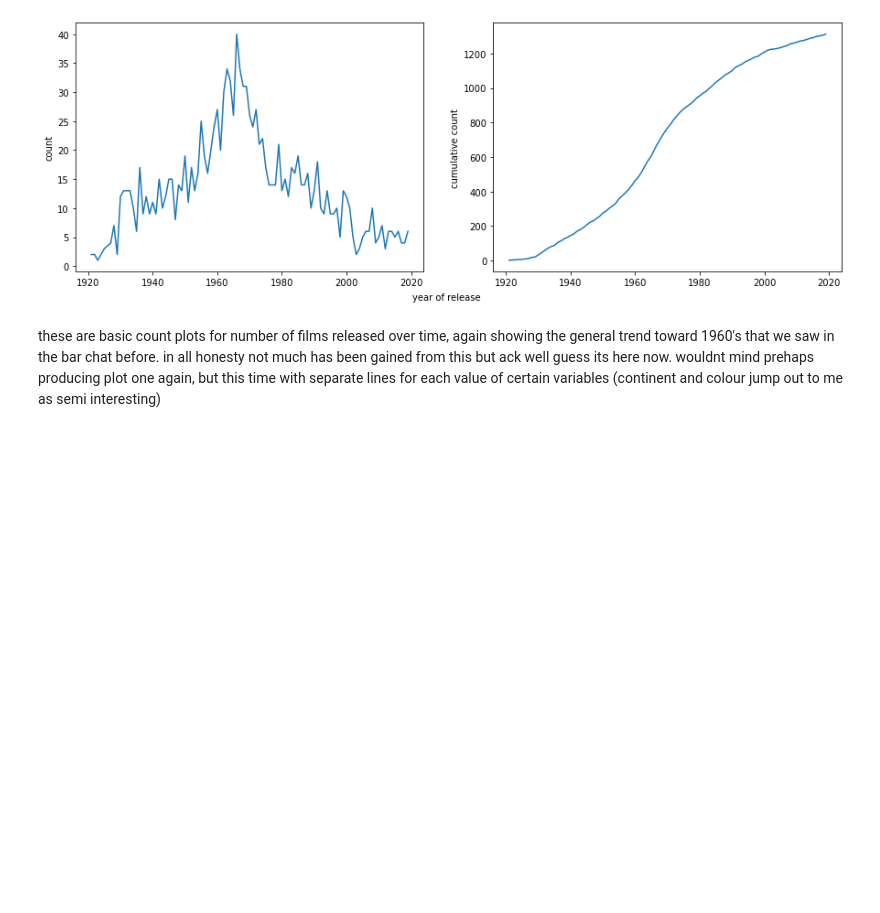
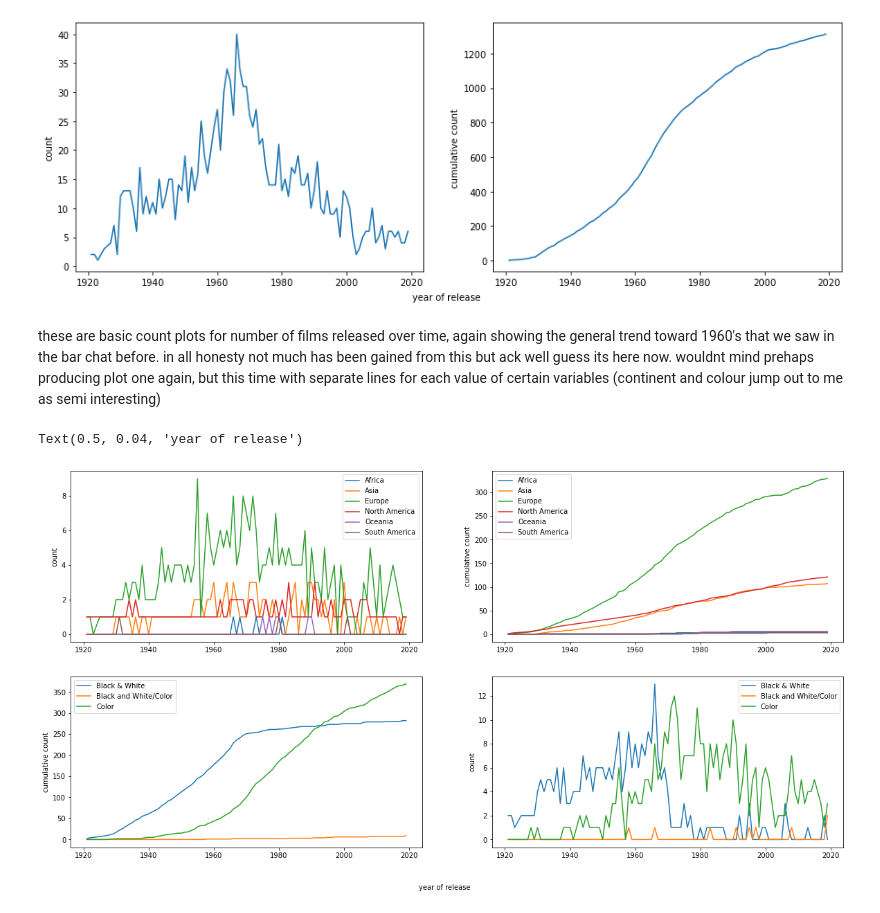
Before and after one commit to JohnStokes228/movie_eda, a Jupyter notebook: initial_eda.ipynb, the cells around one changed output. Cells and saved outputs as stored; diff of their text form; code cells hidden in the pictures; blank space fills up the shorter version.

Commit message:
added grouped line graphs

```diff
--- a/initial_eda.ipynb
+++ b/initial_eda.ipynb
@@ -86,3 +86,34 @@ plt.show()
 [figure]
 # %% [markdown]
 these are basic count plots for number of films released over time, again showing the general trend toward 1960's that we saw in the bar chat before. in all honesty not much has been gained from this but ack well guess its here now. wouldnt mind prehaps producing plot one again, but this time with separate lines for each value of certain variables (continent and colour jump out to me as semi interesting)
+# %%
+year_continent_counts = pd.pivot_table(df, values='country', index='year_of_release', columns='continent',
+                                      aggfunc=lambda x: x.value_counts().count(), fill_value=0)
+year_continent_cum_counts = year_continent_counts.cumsum()
+
+year_colour_counts = pd.pivot_table(df, values='country', index='year_of_release', columns='colour',
+                                      aggfunc=lambda x: x.value_counts().count(), fill_value=0)
+year_colour_cum_counts = year_colour_counts.cumsum()
+
+fig, ax = plt.subplots(2, 2, figsize=(20, 10))
+
+lines = ax[0, 0].plot(year_continent_counts)
+ax[0, 0].set_ylabel('count')
+ax[0, 0].legend(lines, sorted(df.continent.dropna().unique()))
+
+lines = ax[0, 1].plot(year_continent_cum_counts)
+ax[0, 1].set_ylabel('cumulative count')
+ax[0, 1].legend(lines, sorted(df.continent.dropna().unique()))
+
+lines = ax[1, 1].plot(year_colour_counts)
+ax[1, 1].set_ylabel('count')
+ax[1, 1].legend(lines, sorted(df.colour.dropna().unique()))
+
+lines = ax[1, 0].plot(year_colour_cum_counts)
+ax[1, 0].set_ylabel('cumulative count')
+ax[1, 0].legend(lines, sorted(df.colour.dropna().unique()))
+
+fig.text(0.5, 0.04, 'year of release', ha='center')
+# %% [output]
+Text(0.5, 0.04, 'year of release')
+[figure, added]
```
